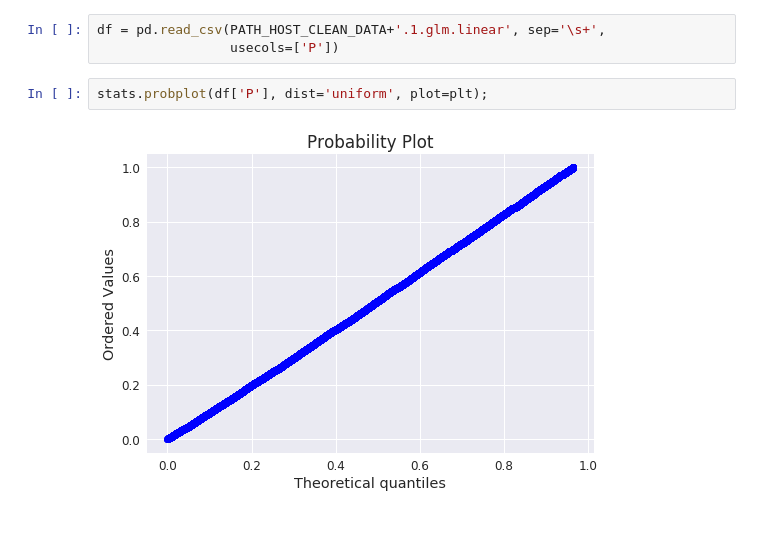
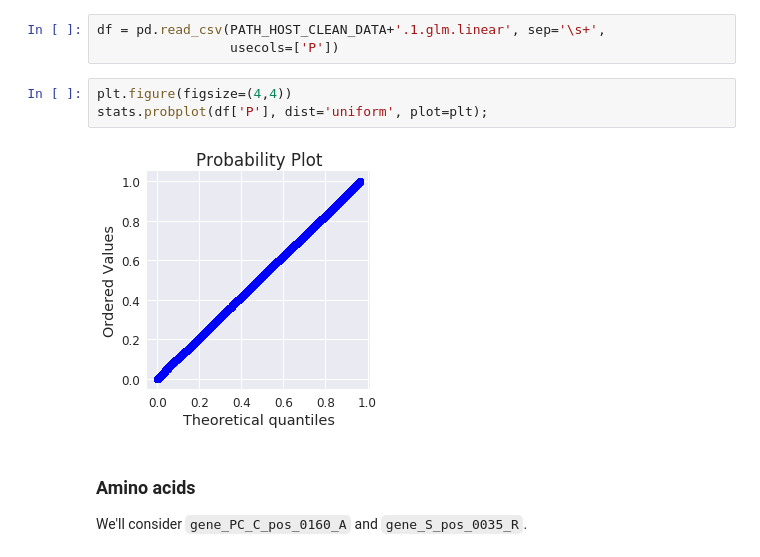
Before and after one commit to matthiaszeller/HBV, a Jupyter notebook: Host genotypes - Analysis.ipynb, the cells around one changed output. Saved outputs shown, nothing was run; the diff lists cells and outputs as text; blank space fills up the shorter version.

```diff
--- a/Host genotypes - Analysis.ipynb
+++ b/Host genotypes - Analysis.ipynb
@@ -107,6 +121,11 @@ Running 'plink2 --bfile data/plink/host_geno_clean --out data/plink/host_geno_cl
 df = pd.read_csv(PATH_HOST_CLEAN_DATA+'.1.glm.linear', sep='\s+',
                  usecols=['P'])
 # %%
+plt.figure(figsize=(4,4))
 stats.probplot(df['P'], dist='uniform', plot=plt);
 # %% [output]
-[figure, old version]
+[figure, new version]
+# %% [markdown]
+### Amino acids
+
+We'll consider `gene_PC_C_pos_0160_A` and `gene_S_pos_0035_R`.
```
Also changed, not shown: parts of 6 cells of this notebook, 1 other file.
